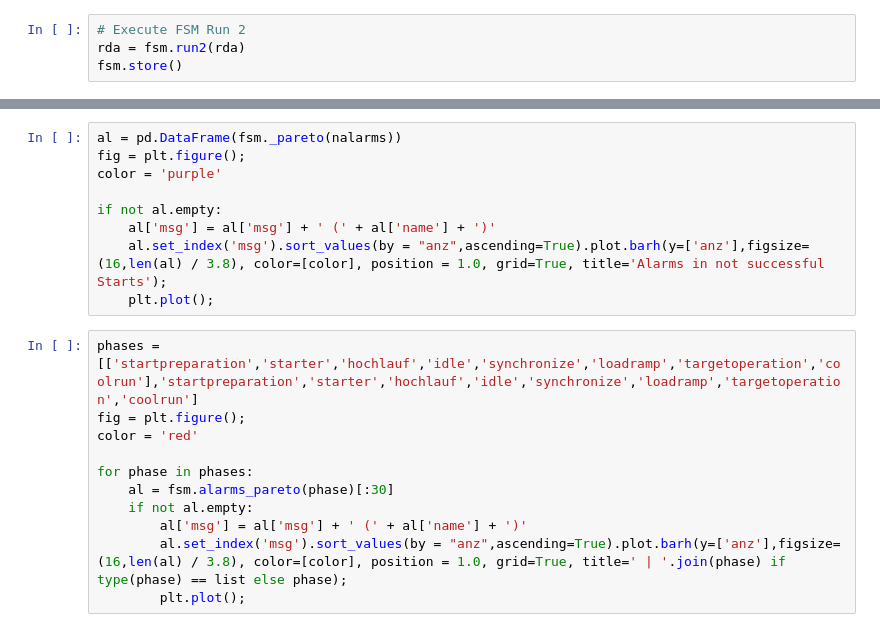
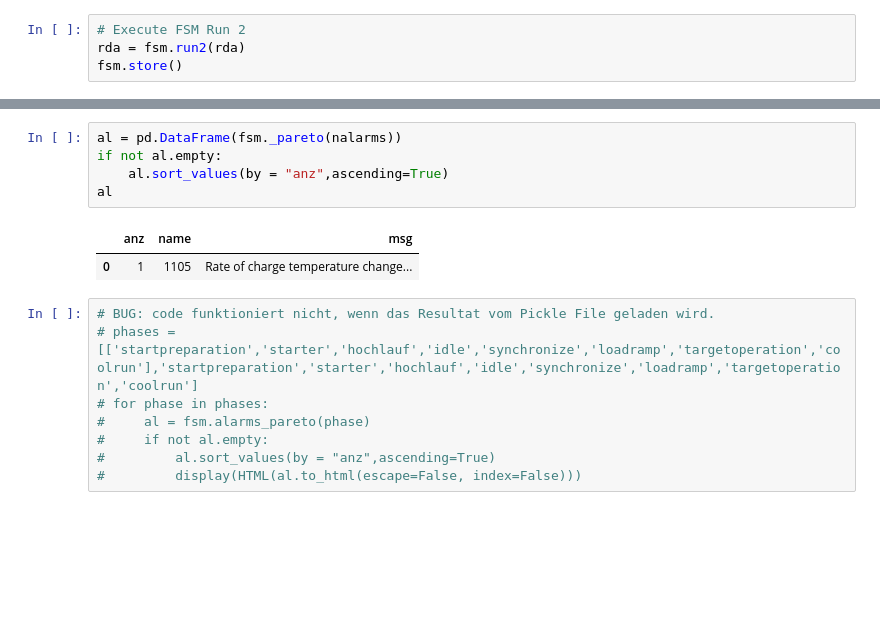
Before and after one commit to dieterch/statemachine, a Jupyter notebook: forsa_hartmoor.ipynb, the cells around one changed output, grey strips where cells are left out. Saved outputs shown, nothing was run; the diff lists cells and outputs as text; blank space fills up the shorter version.

```diff
--- a/forsa_hartmoor.ipynb
+++ b/forsa_hartmoor.ipynb
@@ -220,20 +251,16 @@ print(f"""
 # %%
 al = pd.DataFrame(fsm._pareto(nalarms))
-fig = plt.figure();
-color = 'purple'
-
 if not al.empty:
-    al['msg'] = al['msg'] + ' (' + al['name'] + ')'
-    al.set_index('msg').sort_values(by = "anz",ascending=True).plot.barh(y=['anz'],figsize=(16,len(al) / 3.8), color=[color], position = 1.0, grid=True, title='Alarms in not successful Starts');
-    plt.plot();
+    al.sort_values(by = "anz",ascending=True)
+al
+# %% [output]
+|  | anz | name | msg |
+| 0 | 1 | 1105 | Rate of charge temperature change... |
 # %%
-phases = [['startpreparation','starter','hochlauf','idle','synchronize','loadramp','targetoperation','coolrun'],'startpreparation','starter','hochlauf','idle','synchronize','loadramp','targetoperation','coolrun']
-fig = plt.figure();
-color = 'red'
-
-for phase in phases:
-    al = fsm.alarms_pareto(phase)[:30]
-    if not al.empty:
-        al['msg'] = al['msg'] + ' (' + al['name'] + ')'
-        al.set_index('msg').sort_values(by = "anz",ascending=True).plot.barh(y=['anz'],figsize=(16,len(al) / 3.8), color=[color], position = 1.0, grid=True, title=' | '.join(phase) if type(phase) == list else phase);
-        plt.plot();
+# BUG: code funktioniert nicht, wenn das Resultat vom Pickle File geladen wird.
+# phases = [['startpreparation','starter','hochlauf','idle','synchronize','loadramp','targetoperation','coolrun'],'startpreparation','starter','hochlauf','idle','synchronize','loadramp','targetoperation','coolrun']
+# for phase in phases:
+#     al = fsm.alarms_pareto(phase)
+#     if not al.empty:
+#         al.sort_values(by = "anz",ascending=True)
+#         display(HTML(al.to_html(escape=False, index=False)))
```
Also changed, not shown: parts of 14 cells of this notebook, 2 other files.
